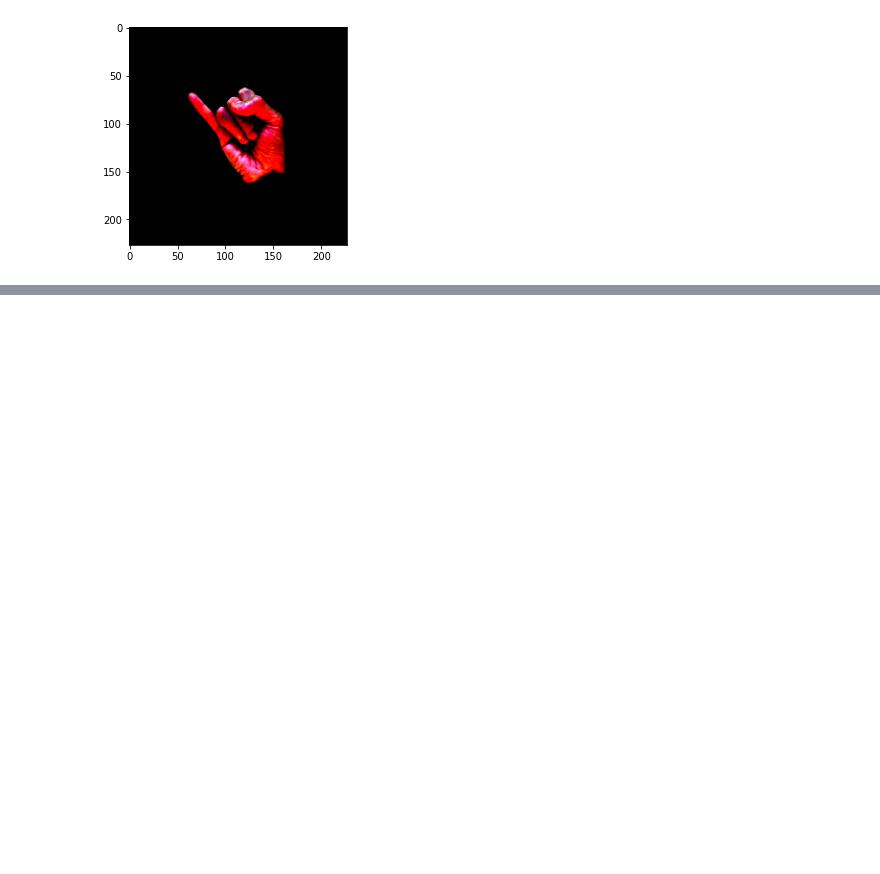
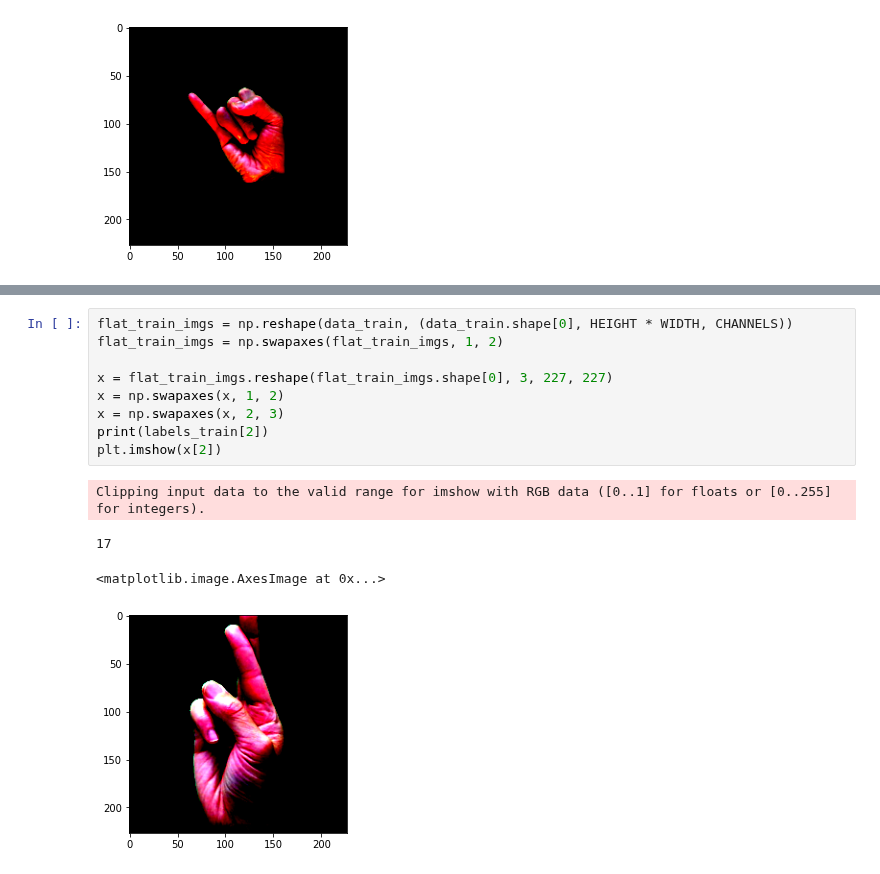
Before and after one commit to swadhwa5/MLFinalProject, a Jupyter notebook: DataAugmentation.ipynb, the cells around one changed output, grey strips where cells are left out. Drawn from its saved outputs; the diff is of its cells as text; blank space fills up the shorter version.

```diff
--- a/DataAugmentation.ipynb
+++ b/DataAugmentation.ipynb
@@ -474,4 +470,18 @@ On step 9:      Train loss 10.569629669189453   |Train acc 0.026923076923076925
 Training completed, saving model with name AlexNet
+# %%
+flat_train_imgs = np.reshape(data_train, (data_train.shape[0], HEIGHT * WIDTH, CHANNELS))
+flat_train_imgs = np.swapaxes(flat_train_imgs, 1, 2)
+
+x = flat_train_imgs.reshape(flat_train_imgs.shape[0], 3, 227, 227)
+x = np.swapaxes(x, 1, 2)
+x = np.swapaxes(x, 2, 3)
+print(labels_train[2])
+plt.imshow(x[2])
+# %% [output]
+Clipping input data to the valid range for imshow with RGB data ([0..1] for floats or [0..255] for integers).
+17
+<matplotlib.image.AxesImage at 0x...>
+[figure, added]
 # %%
 x = torch.from_numpy(flat_train_imgs[1:2,:,:].astype(np.float32))
 print(x.shape)
```
Also changed, not shown: parts of 22 cells of this notebook.
